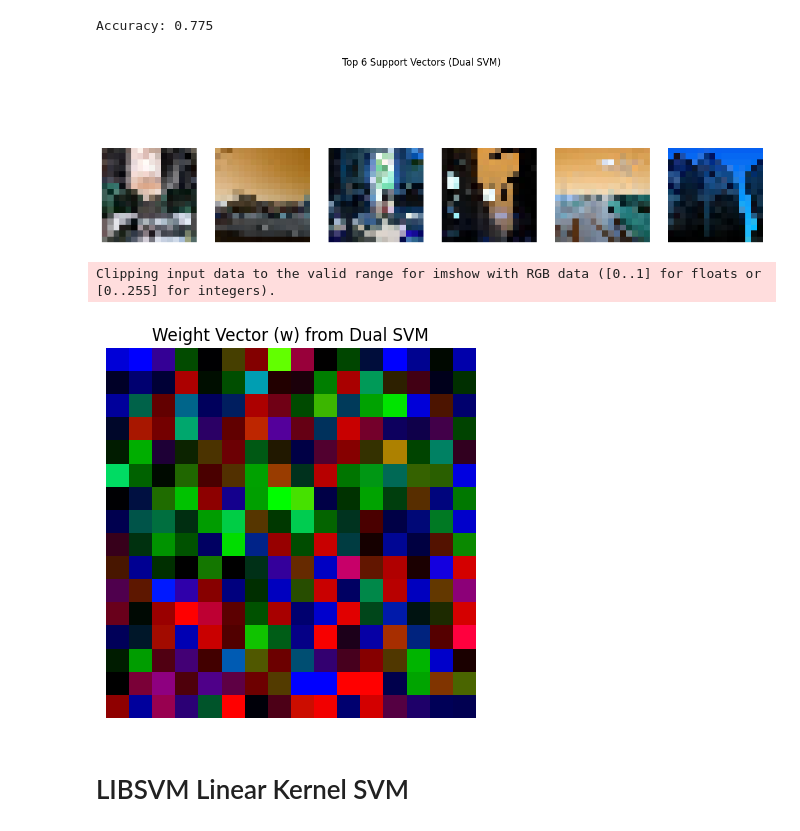
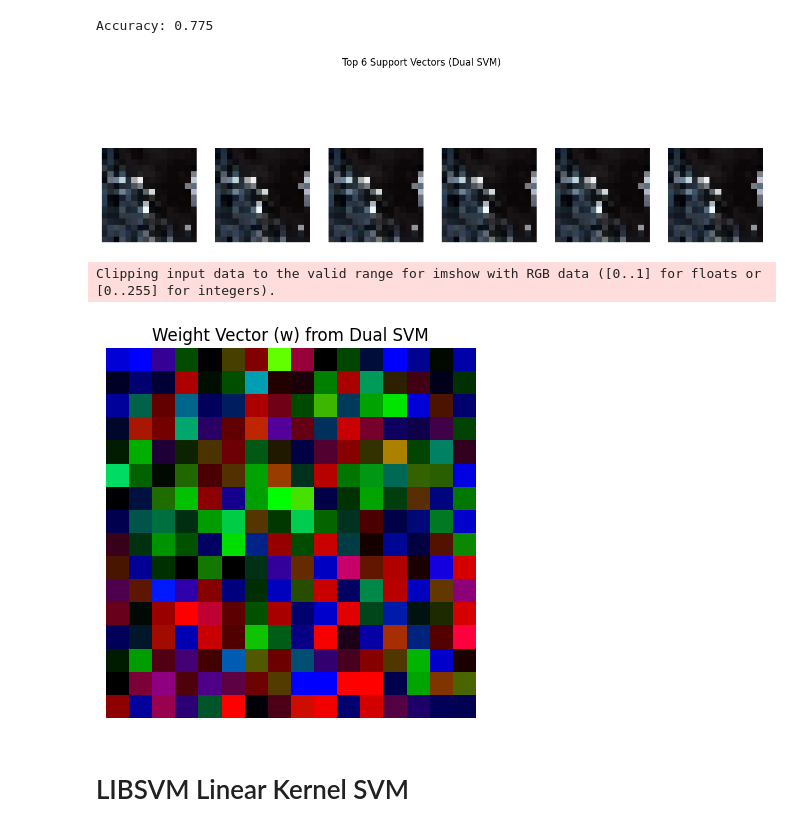
Before and after one commit to hbot07/Machine_Learning_COL774_Assignments, a Jupyter notebook: Assignment 2/q2/Image Classification.ipynb, the cells around one changed output. Cells and saved outputs as stored; diff of their text form; code cells hidden in the pictures.

```diff
--- a/Assignment 2/q2/Image Classification.ipynb
+++ b/Assignment 2/q2/Image Classification.ipynb
@@ -142,31 +142,31 @@ Accuracy: 0.775
 # %%
 import matplotlib.pyplot as plt
 
 # Get support vectors and their coefficients from the dual solution
 support_vectors_dual = X[SV]
-dual_coefs = alphas[support_vector_indices]
+dual_coefs = alphas[SV]
 
 # Get indices of top 6 coefficients
 top_indices_dual = np.argsort(dual_coefs)[-6:]
 
 # Reshape and plot the support vectors corresponding to top 6 coefficients
 fig, axes = plt.subplots(1, 6, figsize=(15, 5))
 for i, ax in enumerate(axes):
     ax.imshow(support_vectors_dual[top_indices_dual[i]].reshape(16, 16, 3))
     ax.axis('off')
 
 plt.suptitle("Top 6 Support Vectors (Dual SVM)")
 plt.savefig("top_6_support_vectors_dual cvxopt linear.png")
 plt.show()
 
 # Reshape and plot the weight vector w
 plt.imshow(w.reshape(16, 16, 3))
 plt.title("Weight Vector (w) from Dual SVM")
 plt.axis('off')
 plt.savefig("weight_vector_dual cvxopt linear.png")
 plt.show()
 # %% [output]
-[figure, old version]
+[figure, new version]
 Clipping input data to the valid range for imshow with RGB data ([0..1] for floats or [0..255] for integers).
 [figure]
 # %% [markdown]
```
Also changed, not shown: parts of 2 cells of this notebook, 3 other files.
